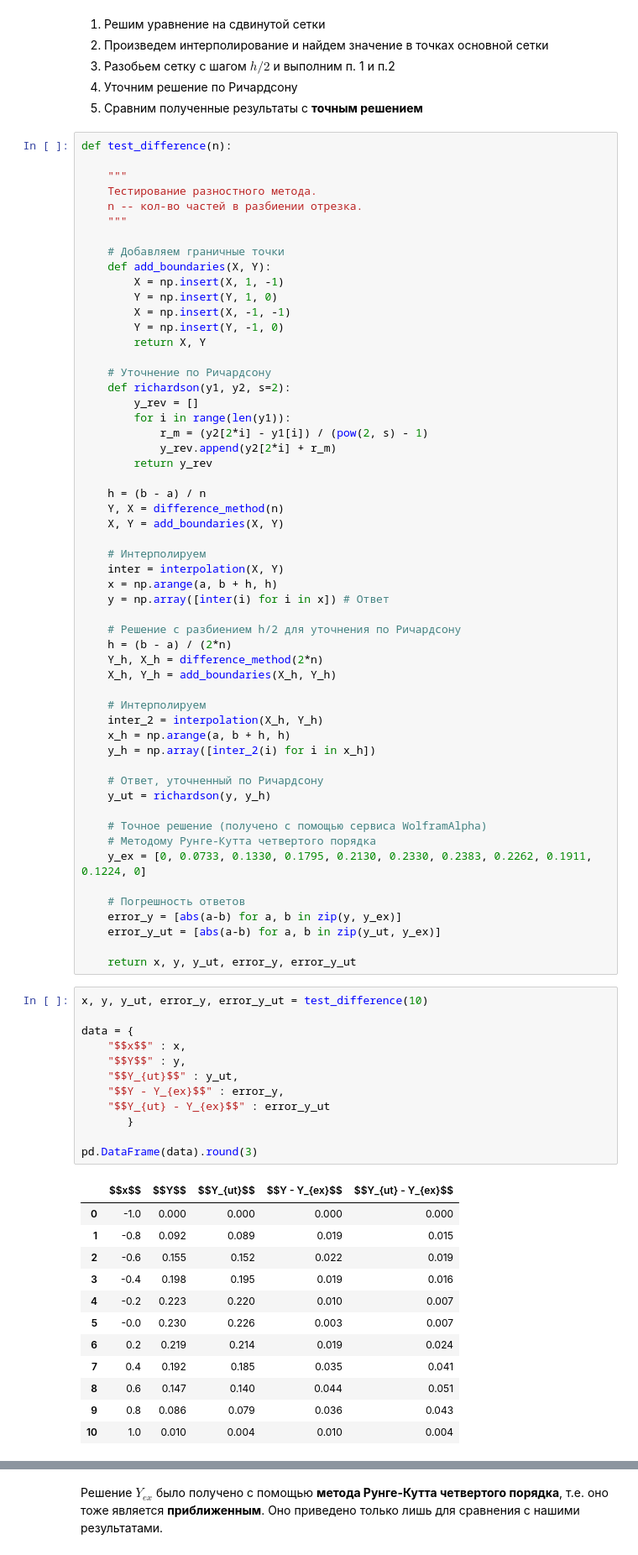
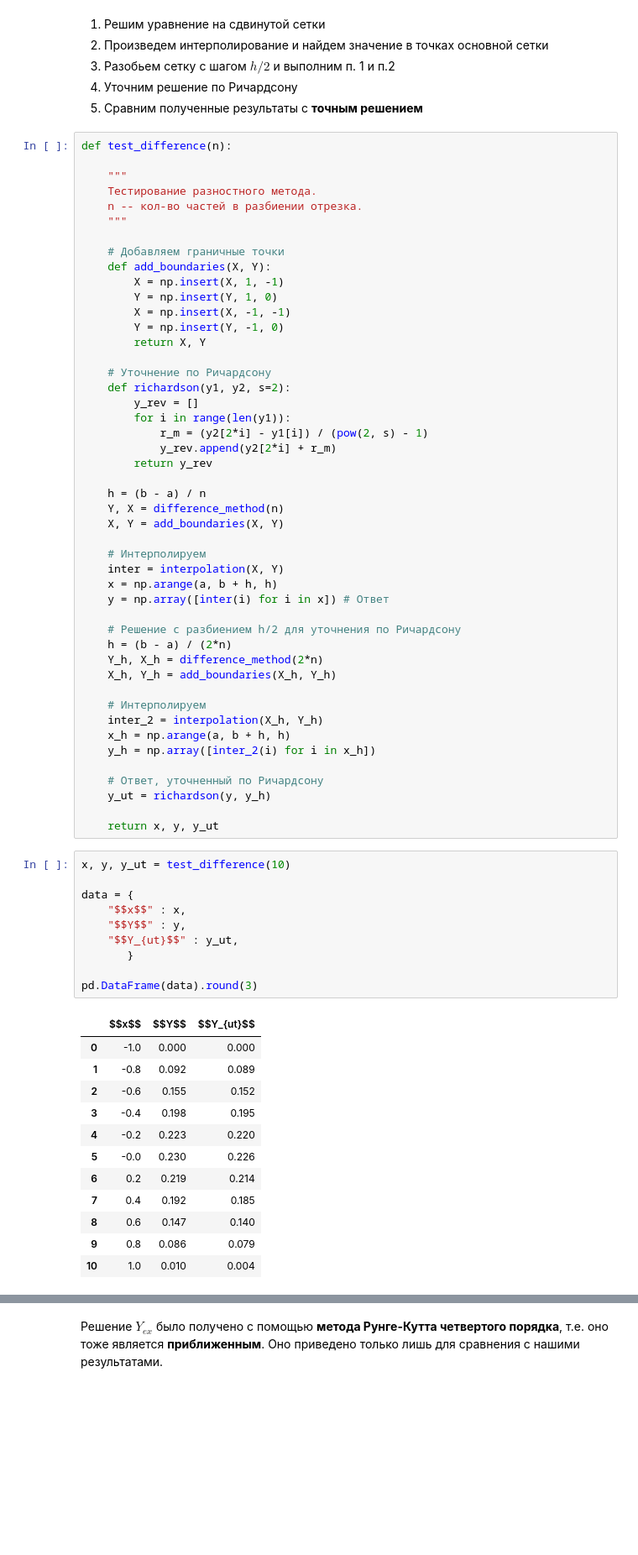
Before and after one commit to Feodoros/ComputationalMethods, a Jupyter notebook: scripts/SndPart/HW5.ipynb, the cells around one changed output, grey strips where cells are left out. Shown: that part at 84% size. Saved outputs shown, nothing was run; the diff lists cells and outputs as text; blank space fills up the shorter version.

```diff
--- a/scripts/SndPart/HW5.ipynb
+++ b/scripts/SndPart/HW5.ipynb
@@ -149,38 +149,28 @@ def test_difference(n):
     # Ответ, уточненный по Ричардсону
     y_ut = richardson(y, y_h)
 
-    # Точное решение (получено с помощью сервиса WolframAlpha)
-    # Методому Рунге-Кутта четвертого порядка
-    y_ex = [0, 0.0733, 0.1330, 0.1795, 0.2130, 0.2330, 0.2383, 0.2262, 0.1911, 0.1224, 0]
-
-    # Погрешность ответов
-    error_y = [abs(a-b) for a, b in zip(y, y_ex)]
-    error_y_ut = [abs(a-b) for a, b in zip(y_ut, y_ex)]
-
-    return x, y, y_ut, error_y, error_y_ut
+    return x, y, y_ut
 # %%
-x, y, y_ut, error_y, error_y_ut = test_difference(10)
+x, y, y_ut = test_difference(10)
 
 data = {
     "$$x$$" : x,
     "$$Y$$" : y,
     "$$Y_{ut}$$" : y_ut,
-    "$$Y - Y_{ex}$$" : error_y,
-    "$$Y_{ut} - Y_{ex}$$" : error_y_ut
        }
 
 pd.DataFrame(data).round(3)
 # %% [output]
-|  | $$x$$ | $$Y$$ | $$Y_{ut}$$ | $$Y - Y_{ex}$$ | $$Y_{ut} - Y_{ex}$$ |
-| 0 | -1.0 | 0.000 | 0.000 | 0.000 | 0.000 |
-| 1 | -0.8 | 0.092 | 0.089 | 0.019 | 0.015 |
-| 2 | -0.6 | 0.155 | 0.152 | 0.022 | 0.019 |
-| 3 | -0.4 | 0.198 | 0.195 | 0.019 | 0.016 |
-| 4 | -0.2 | 0.223 | 0.220 | 0.010 | 0.007 |
-| 5 | -0.0 | 0.230 | 0.226 | 0.003 | 0.007 |
-| 6 | 0.2 | 0.219 | 0.214 | 0.019 | 0.024 |
-| 7 | 0.4 | 0.192 | 0.185 | 0.035 | 0.041 |
-| 8 | 0.6 | 0.147 | 0.140 | 0.044 | 0.051 |
-| 9 | 0.8 | 0.086 | 0.079 | 0.036 | 0.043 |
-| 10 | 1.0 | 0.010 | 0.004 | 0.010 | 0.004 |
+|  | $$x$$ | $$Y$$ | $$Y_{ut}$$ |
+| 0 | -1.0 | 0.000 | 0.000 |
+| 1 | -0.8 | 0.092 | 0.089 |
+| 2 | -0.6 | 0.155 | 0.152 |
+| 3 | -0.4 | 0.198 | 0.195 |
+| 4 | -0.2 | 0.223 | 0.220 |
+| 5 | -0.0 | 0.230 | 0.226 |
+| 6 | 0.2 | 0.219 | 0.214 |
+| 7 | 0.4 | 0.192 | 0.185 |
+| 8 | 0.6 | 0.147 | 0.140 |
+| 9 | 0.8 | 0.086 | 0.079 |
+| 10 | 1.0 | 0.010 | 0.004 |
 # %%
```
Also changed, not shown: parts of 3 cells of this notebook.
